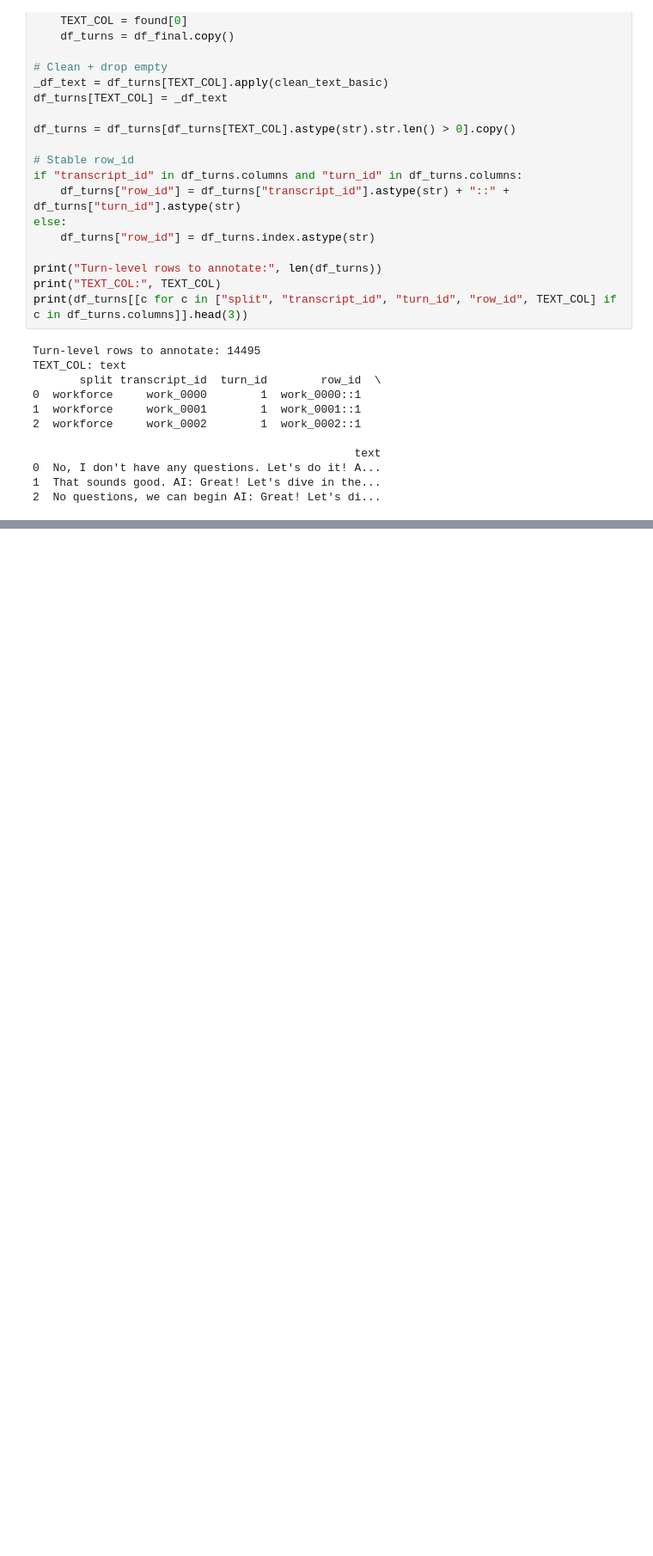
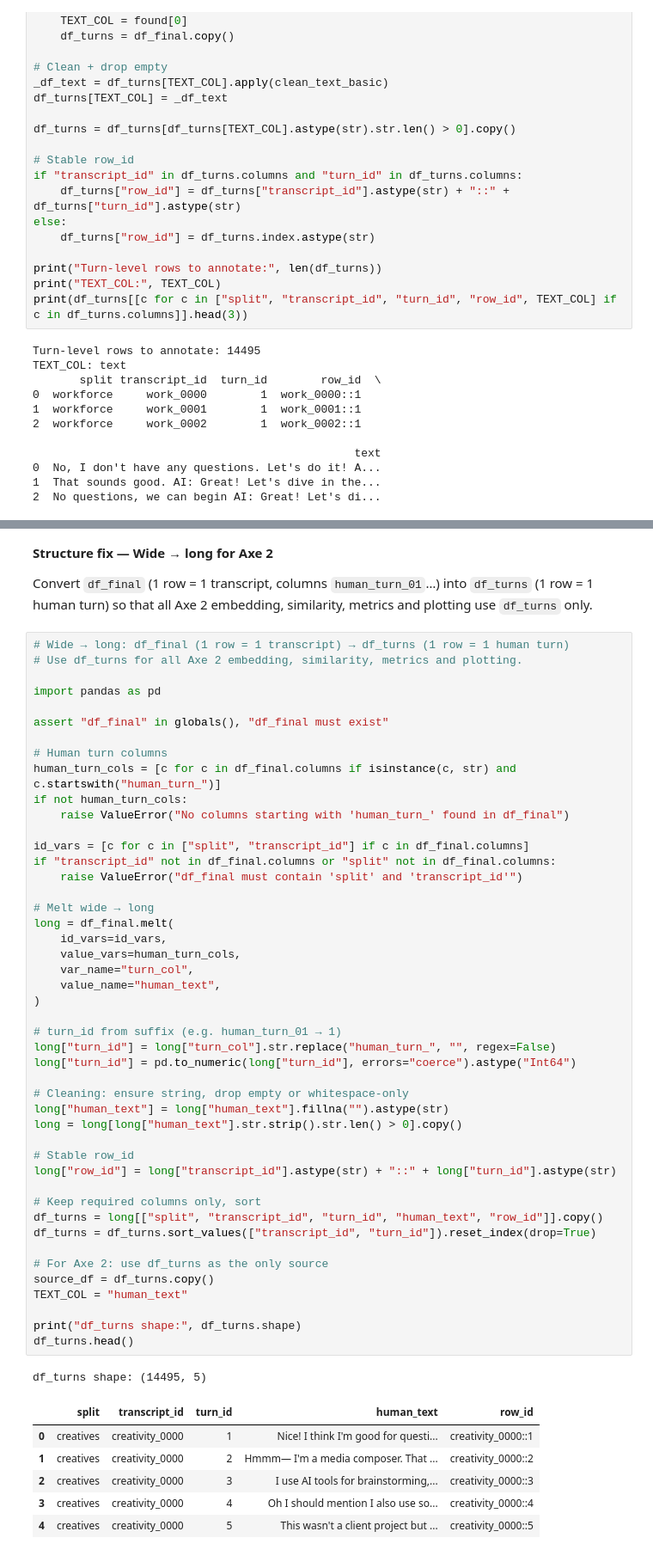
Before and after one commit to BOUADEIKHEIREDDINE/Impact-de-l-IA-sur-le-travail---Anthropic, a Jupyter notebook: anthropic_interviewer_dataset.ipynb, the cells around one changed output, grey strips where cells are left out. Shown at 86% size. Cells and saved outputs as stored; diff of their text form; blank space fills up the shorter version.

```diff
--- a/anthropic_interviewer_dataset.ipynb
+++ b/anthropic_interviewer_dataset.ipynb
@@ -756,0 +816,58 @@ print("call_ollama now using MODEL =", MODEL)
+# %% [markdown]
+**Structure fix — Wide → long for Axe 2**
+
+Convert `df_final` (1 row = 1 transcript, columns `human_turn_01`…) into `df_turns` (1 row = 1 human turn) so that all Axe 2 embedding, similarity, metrics and plotting use `df_turns` only.
+# %%
+# Wide → long: df_final (1 row = 1 transcript) → df_turns (1 row = 1 human turn)
+# Use df_turns for all Axe 2 embedding, similarity, metrics and plotting.
+
+import pandas as pd
+
+assert "df_final" in globals(), "df_final must exist"
+
+# Human turn columns
+human_turn_cols = [c for c in df_final.columns if isinstance(c, str) and c.startswith("human_turn_")]
+if not human_turn_cols:
+    raise ValueError("No columns starting with 'human_turn_' found in df_final")
+
+id_vars = [c for c in ["split", "transcript_id"] if c in df_final.columns]
+if "transcript_id" not in df_final.columns or "split" not in df_final.columns:
+    raise ValueError("df_final must contain 'split' and 'transcript_id'")
+
+# Melt wide → long
+long = df_final.melt(
+    id_vars=id_vars,
+    value_vars=human_turn_cols,
+    var_name="turn_col",
+    value_name="human_text",
+)
+
+# turn_id from suffix (e.g. human_turn_01 → 1)
+long["turn_id"] = long["turn_col"].str.replace("human_turn_", "", regex=False)
+long["turn_id"] = pd.to_numeric(long["turn_id"], errors="coerce").astype("Int64")
+
+# Cleaning: ensure string, drop empty or whitespace-only
+long["human_text"] = long["human_text"].fillna("").astype(str)
+long = long[long["human_text"].str.strip().str.len() > 0].copy()
+
+# Stable row_id
+long["row_id"] = long["transcript_id"].astype(str) + "::" + long["turn_id"].astype(str)
+
+# Keep required columns only, sort
+df_turns = long[["split", "transcript_id", "turn_id", "human_text", "row_id"]].copy()
+df_turns = df_turns.sort_values(["transcript_id", "turn_id"]).reset_index(drop=True)
+
+# For Axe 2: use df_turns as the only source
+source_df = df_turns.copy()
+TEXT_COL = "human_text"
+
+print("df_turns shape:", df_turns.shape)
+df_turns.head()
+# %% [output]
+df_turns shape: (14495, 5)
+|  | split | transcript_id | turn_id | human_text | row_id |
+| 0 | creatives | creativity_0000 | 1 | Nice! I think I'm good for questi... | creativity_0000::1 |
+| 1 | creatives | creativity_0000 | 2 | Hmmm— I'm a media composer. That ... | creativity_0000::2 |
+| 2 | creatives | creativity_0000 | 3 | I use AI tools for brainstorming,... | creativity_0000::3 |
+| 3 | creatives | creativity_0000 | 4 | Oh I should mention I also use so... | creativity_0000::4 |
+| 4 | creatives | creativity_0000 | 5 | This wasn't a client project but ... | creativity_0000::5 |
```
Also changed, not shown: parts of 19 cells of this notebook, 3 other files.
